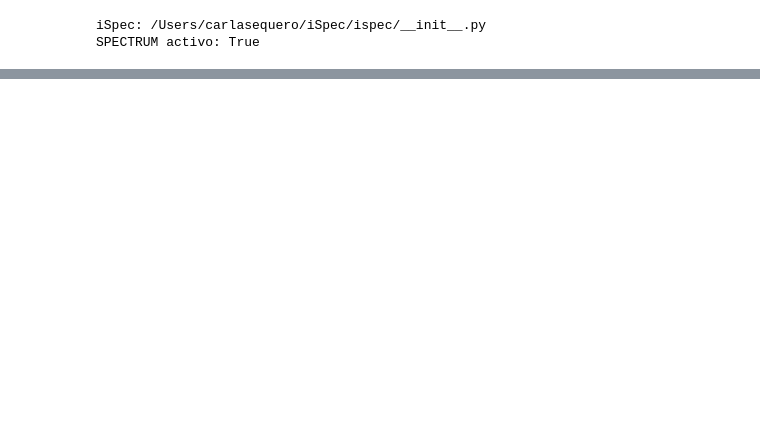
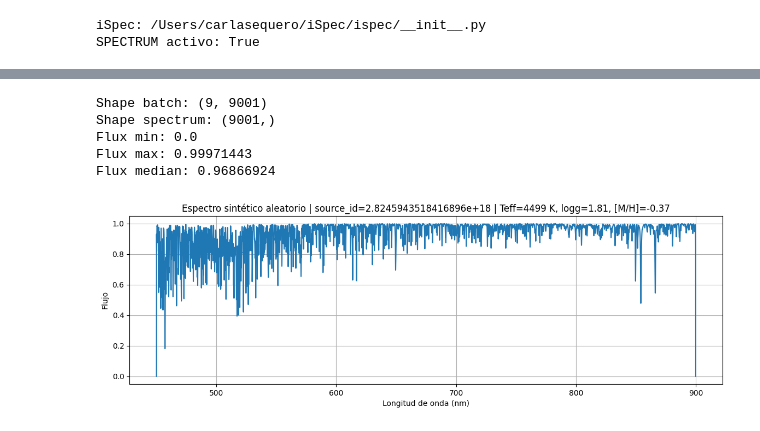
Before and after one commit to javier-cacho-master-ai/trabajo-fin-master, a Jupyter notebook: solution/ispec-dataset.ipynb, the cells around one changed output, grey strips where cells are left out. Saved outputs shown, nothing was run; the diff lists cells and outputs as text; code cells hidden in the pictures; blank space fills up the shorter version.

```diff
--- a/solution/ispec-dataset.ipynb
+++ b/solution/ispec-dataset.ipynb
@@ -433,0 +409,10 @@ Procesando batch 2/5 (50:100)
+# %%
+# Elegir una fila aleatoria del manifest
+random_row = manifest_df.sample(1).iloc[0]
+
+batch_id = int(random_row["batch_id"])
+row_in_batch = int(random_row["row_in_batch"])
+
+print("Batch:", batch_id)
+print("Fila dentro del batch:", row_in_batch)
+print(random_row)
@@ -433,0 +431,36 @@ Procesando batch 2/5 (50:100)
+# %%
+spectra_path = output_dir / f"spectra_high_batch_{batch_id:04d}.npy"
+
+spectra_batch = np.load(spectra_path, mmap_mode="r")
+flux = np.asarray(spectra_batch[row_in_batch])
+
+print("Shape batch:", spectra_batch.shape)
+print("Shape spectrum:", flux.shape)
+
+print("Flux min:", np.nanmin(flux))
+print("Flux max:", np.nanmax(flux))
+print("Flux median:", np.nanmedian(flux))
+# %% [output]
+Shape batch: (9, 9001)
+Shape spectrum: (9001,)
+Flux min: 0.0
+Flux max: 0.99971443
+Flux median: 0.96866924
+# %%
+plt.figure(figsize=(14, 4))
+plt.plot(wave, flux)
+
+plt.xlabel("Longitud de onda (nm)")
+plt.ylabel("Flujo")
+plt.title(
+    f"Espectro sintético aleatorio | "
+    f"source_id={random_row['source_id']} | "
+    f"Teff={random_row['teff']:.0f} K, "
+    f"logg={random_row['logg']:.2f}, "
+    f"[M/H]={random_row['mh']:.2f}"
+)
+
+plt.grid(True)
+plt.show()
+# %% [output]
+[figure, added]
```
Also changed, not shown: parts of 16 cells of this notebook, 9 other files.
